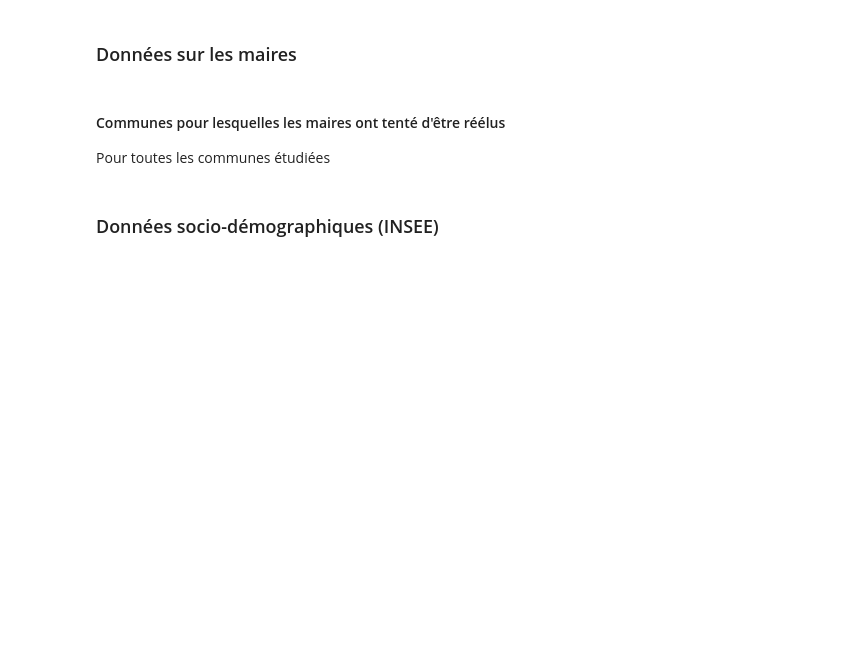
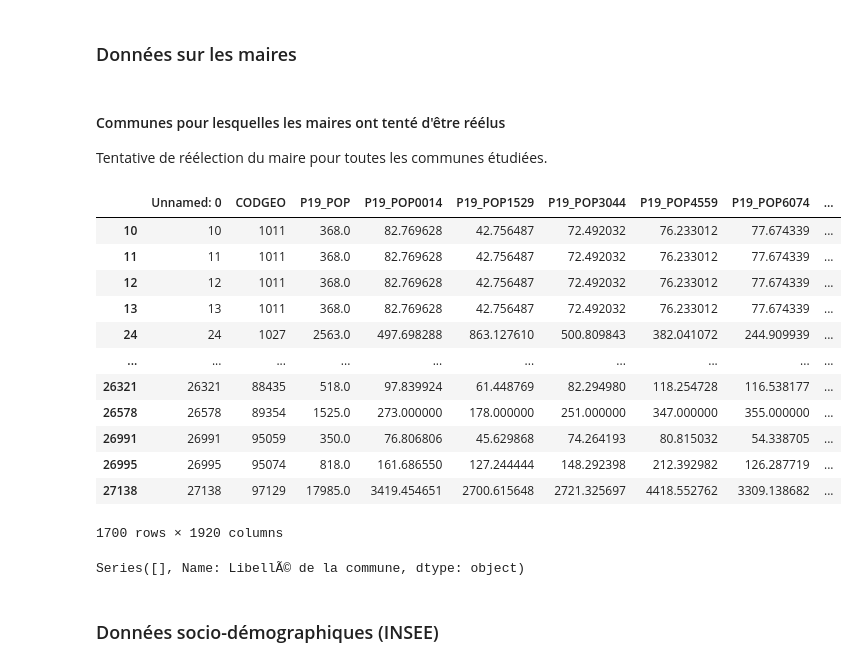
Before and after one commit to HenrideT/Projet_Python, a Jupyter notebook: statistiques_descriptives.ipynb, the cells around one changed output. Saved outputs shown, nothing was run; the diff lists cells and outputs as text; code cells hidden in the pictures; blank space fills up the shorter version.

```diff
--- a/statistiques_descriptives.ipynb
+++ b/statistiques_descriptives.ipynb
@@ -172,0 +179,4 @@ data["1000_hab_13"] = np.where(data["P13_POP"] >= 1000, True, False)
+# %%
+data["INSEE_COG"] = ds
+data["INSEE_COG"][data["INSEE_COG"].str.len() == 4] = "0" + data["INSEE_COG"]
+data["INSEE_COG"]
@@ -175,4 +202,23 @@ data["1000_hab_13"] = np.where(data["P13_POP"] >= 1000, True, False)
 # %% [markdown]
 #### Communes pour lesquelles les maires ont tenté d'être réélus
 
-Pour toutes les communes étudiées
+Tentative de réélection du maire pour toutes les communes étudiées.
+# %%
+data_tentatives = data[["INSEE_COG","Tentative de rÃ©Ã©lection","1000_hab_19","1000_hab_13"]]
+TENTATIVES = gpd.GeoDataFrame(data_tentatives.merge(comm, how= 'right', on = "INSEE_COG"))
+dupl = data["CODGEO"][data["CODGEO"].duplicated()]
+data[data["CODGEO"].duplicated()]
+# %% [output]
+|  | Unnamed: 0 | CODGEO | P19_POP | P19_POP0014 | P19_POP1529 | P19_POP3044 | P19_POP4559 | P19_POP6074 | ... |
+| 10 | 10 | 1011 | 368.0 | 82.769628 | 42.756487 | 72.492032 | 76.233012 | 77.674339 | ... |
+| 11 | 11 | 1011 | 368.0 | 82.769628 | 42.756487 | 72.492032 | 76.233012 | 77.674339 | ... |
+| 12 | 12 | 1011 | 368.0 | 82.769628 | 42.756487 | 72.492032 | 76.233012 | 77.674339 | ... |
+| 13 | 13 | 1011 | 368.0 | 82.769628 | 42.756487 | 72.492032 | 76.233012 | 77.674339 | ... |
+| 24 | 24 | 1027 | 2563.0 | 497.698288 | 863.127610 | 500.809843 | 382.041072 | 244.909939 | ... |
+| ... | ... | ... | ... | ... | ... | ... | ... | ... | ... |
+| 26321 | 26321 | 88435 | 518.0 | 97.839924 | 61.448769 | 82.294980 | 118.254728 | 116.538177 | ... |
+| 26578 | 26578 | 89354 | 1525.0 | 273.000000 | 178.000000 | 251.000000 | 347.000000 | 355.000000 | ... |
+| 26991 | 26991 | 95059 | 350.0 | 76.806806 | 45.629868 | 74.264193 | 80.815032 | 54.338705 | ... |
+| 26995 | 26995 | 95074 | 818.0 | 161.686550 | 127.244444 | 148.292398 | 212.392982 | 126.287719 | ... |
+| 27138 | 27138 | 97129 | 17985.0 | 3419.454651 | 2700.615648 | 2721.325697 | 4418.552762 | 3309.138682 | ... |
+1700 rows × 1920 columns
@@ -179,3 +230,7 @@ Pour toutes les communes étudiées
+# %%
+data["LibellÃ© de la commune"][data["CODGEO"] == "29019"]
+# %% [output]
+Series([], Name: LibellÃ© de la commune, dtype: object)
 # %% [markdown]
 ### Données socio-démographiques (INSEE)
 # %% [markdown]
```
Also changed, not shown: parts of 5 cells of this notebook.
